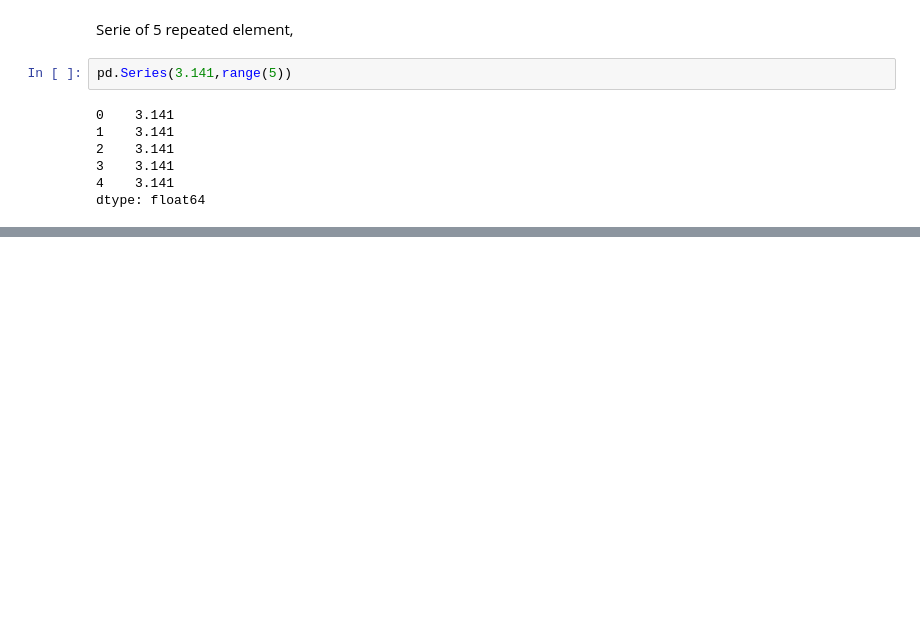
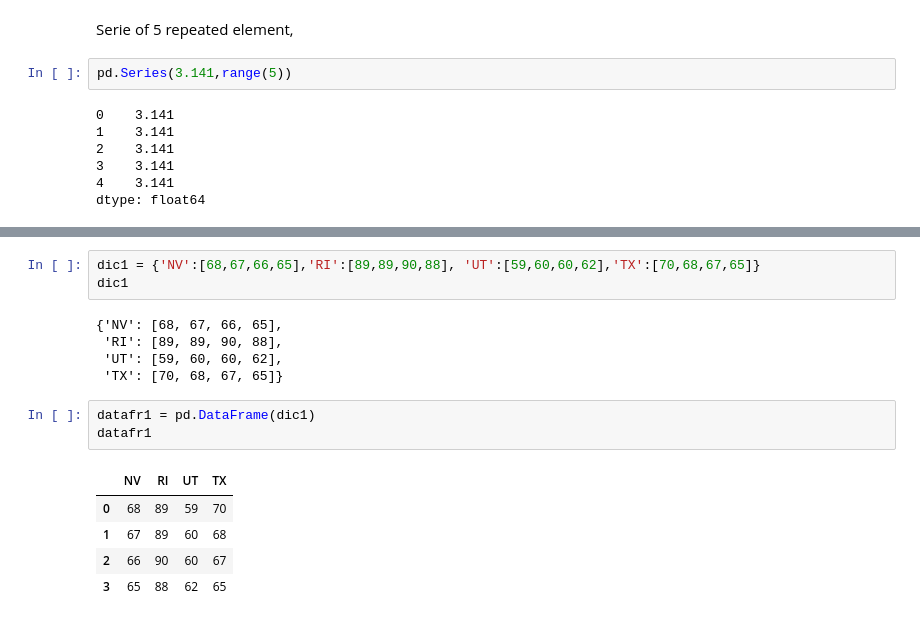
Before and after one commit to alej0ai/python_course, a Jupyter notebook: 6 - Arrays with NumPy.ipynb, the cells around one changed output, grey strips where cells are left out. Cells and saved outputs as stored; diff of their text form; blank space fills up the shorter version.

```diff
--- a/6 - Arrays with NumPy.ipynb
+++ b/6 - Arrays with NumPy.ipynb
@@ -394,0 +472,17 @@ dtype: float64
+# %%
+dic1 = {'NV':[68,67,66,65],'RI':[89,89,90,88], 'UT':[59,60,60,62],'TX':[70,68,67,65]}
+dic1
+# %% [output]
+{'NV': [68, 67, 66, 65],
+ 'RI': [89, 89, 90, 88],
+ 'UT': [59, 60, 60, 62],
+ 'TX': [70, 68, 67, 65]}
+# %%
+datafr1 = pd.DataFrame(dic1)
+datafr1
+# %% [output]
+|  | NV | RI | UT | TX |
+| 0 | 68 | 89 | 59 | 70 |
+| 1 | 67 | 89 | 60 | 68 |
+| 2 | 66 | 90 | 60 | 67 |
+| 3 | 65 | 88 | 62 | 65 |
```
Also changed, not shown: parts of 32 cells of this notebook.
